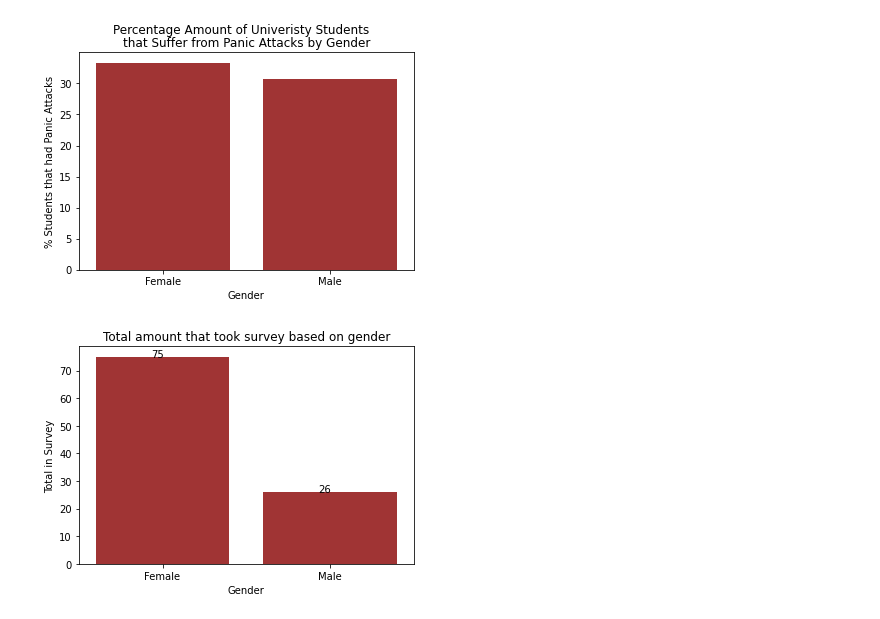
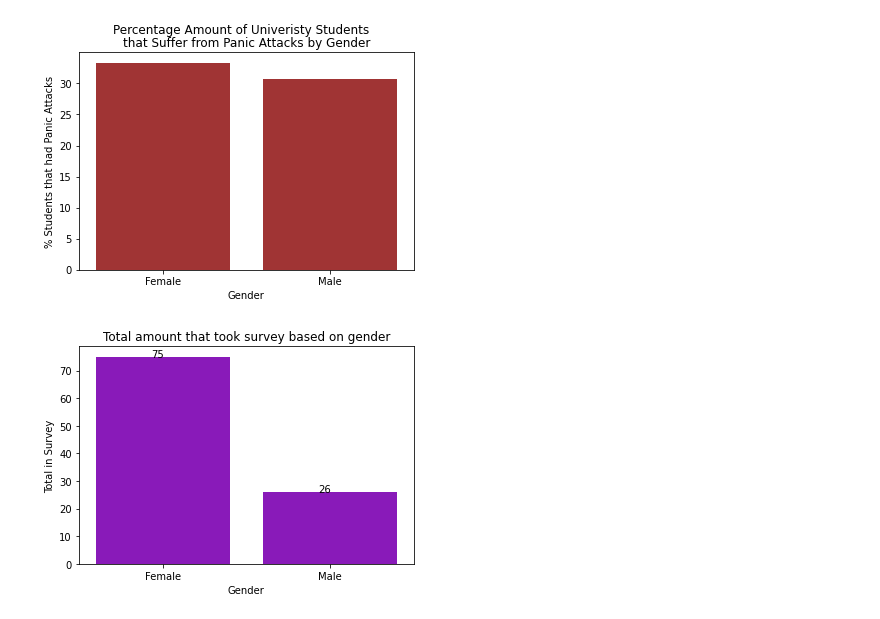
Before and after one commit to HFell1611/DataEng37Python, a Jupyter notebook: visualisation_project/mental_health_presentation.ipynb, the cells around one changed output. Cells and saved outputs as stored; diff of their text form; code cells hidden in the pictures.

```diff
--- a/visualisation_project/mental_health_presentation.ipynb
+++ b/visualisation_project/mental_health_presentation.ipynb
@@ -43,5 +43,5 @@ plt.show()
 # %%
-ax = sns.countplot(df['year_of_study'], color="teal")
+ax = sns.countplot(df['year_of_study'], color="darkviolet")
 plt.xlabel("Year Of Study")
 plt.ylabel("Total in Survey")
 plt.title("Total amount that took survey based on year of study")
@@ -80,6 +80,6 @@ plt.show()
 # %%
 cgpa_order = ['3.50 - 4.00', '3.00 - 3.49', '2.50 - 2.99', '2.00 - 2.49', '0 - 1.99']
-ax = sns.countplot(df['CGPA'], order=reversed(cgpa_order), color="green")
+ax = sns.countplot(df['CGPA'], order=reversed(cgpa_order), color="darkviolet")
 plt.xlabel("CGPA")
 plt.ylabel("Total in Survey")
 plt.title("Total amount that took survey based on CGPA")
@@ -125,12 +125,12 @@ plt.show()
 # %% [output]
 [figure]
 # %%
-ax = sns.countplot(df['gender'], color="firebrick")
+ax = sns.countplot(df['gender'], color="darkviolet")
 plt.xlabel("Gender")
 plt.ylabel("Total in Survey")
 plt.title("Total amount that took survey based on gender")
 for p in ax.patches:
    ax.annotate('{:.0f}'.format(p.get_height()), (p.get_x()+0.33, p.get_height()+0.01))
 plt.show()
 # %% [output]
-[figure, old version]
+[figure, new version]
```
Also changed, not shown: parts of 8 cells of this notebook.
